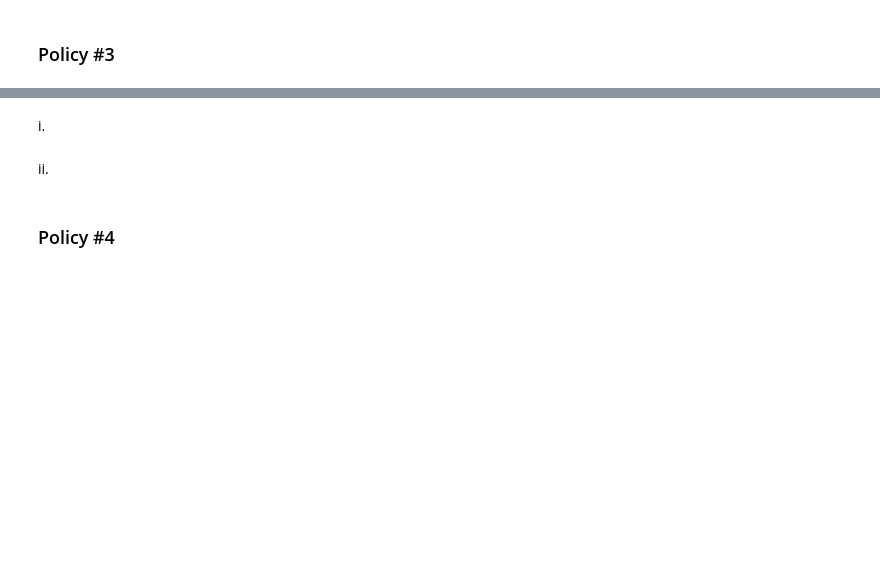
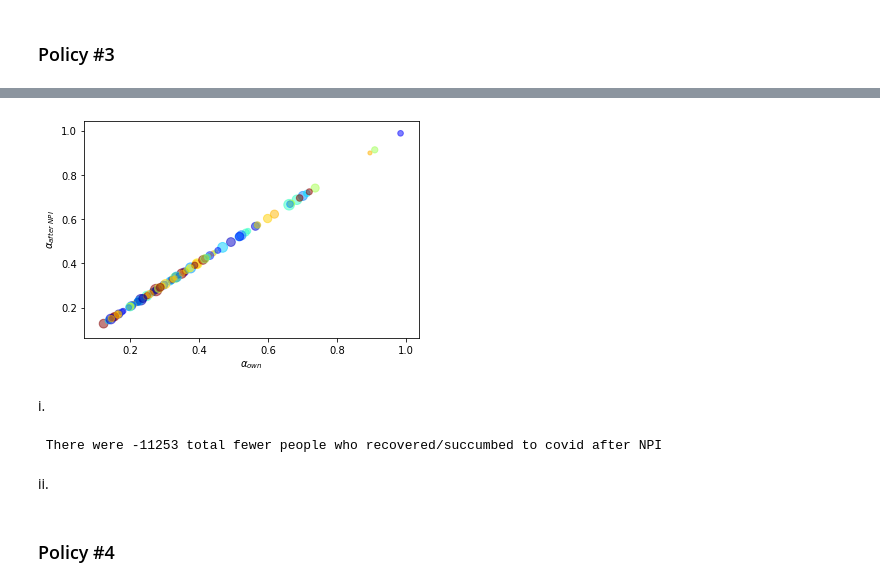
Before and after one commit to ssheridanucsb/CovidWastewater, a Jupyter notebook: Part2.ipynb, the cells around one changed output, grey strips where cells are left out. Cells and saved outputs as stored; diff of their text form; code cells hidden in the pictures; blank space fills up the shorter version.

```diff
--- a/Part2.ipynb
+++ b/Part2.ipynb
@@ -106,2 +181,7 @@ ii.
+# %%
+alpha_equal_change = alpha_predicted + delta_a
+scatter_plot(alpha_equal_change)
+# %% [output]
+[figure, added]
 # %% [markdown]
 i.
@@ -108,3 +191,7 @@ i.
+# %%
+print(f" There were {delta_alpha_budget_total_diff:.0f} total fewer people who recovered/succumbed to covid after NPI")
+# %% [output]
+ There were -11253 total fewer people who recovered/succumbed to covid after NPI
 # %% [markdown]
 ii.
 # %% [markdown]
```
Also changed, not shown: parts of 23 cells of this notebook.
